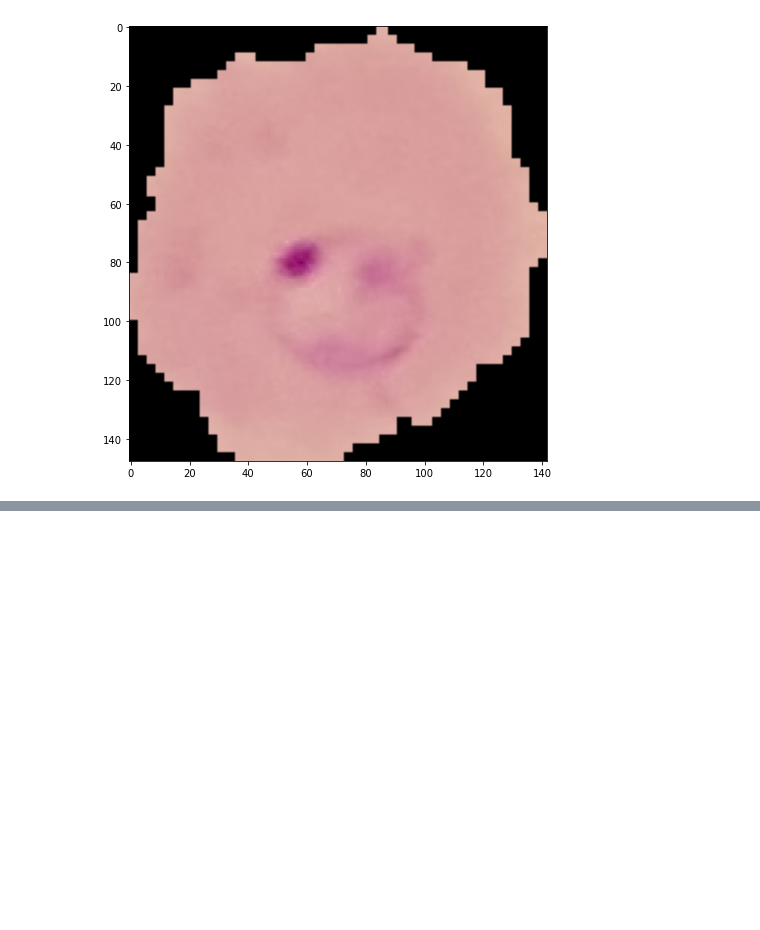
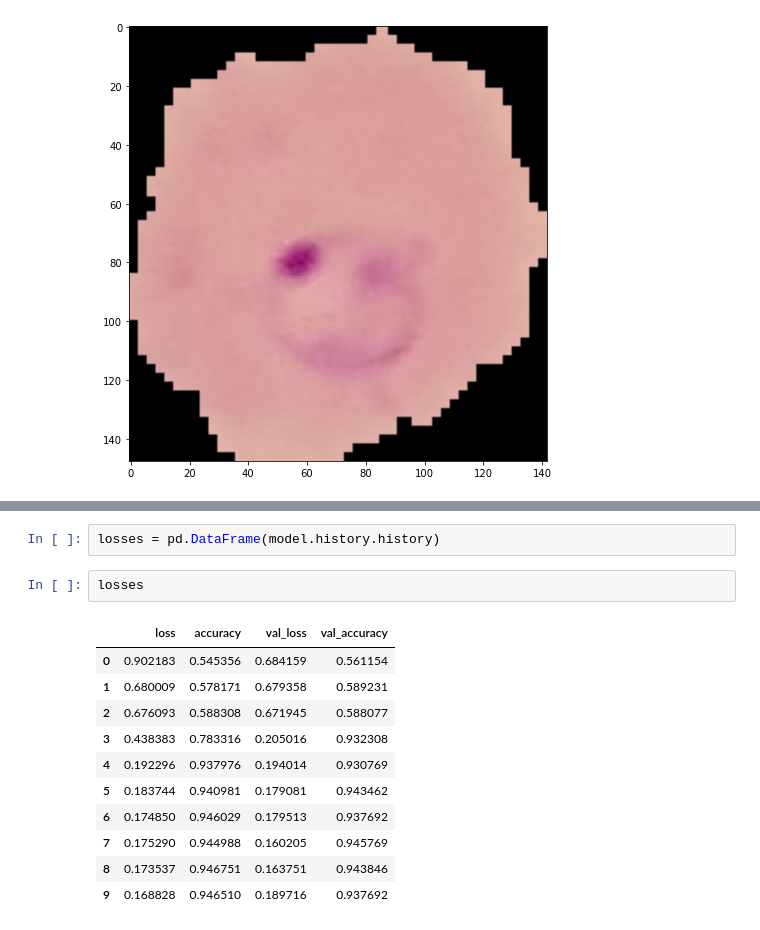
Before and after one commit to anandpd/DeepLearning-tf2, a Jupyter notebook: Convolution Neural Networks-CNN/Conv_CellImages/Conv_CellImg.ipynb, the cells around one changed output, grey strips where cells are left out. Saved outputs shown, nothing was run; the diff lists cells and outputs as text; blank space fills up the shorter version.

```diff
--- a/Convolution Neural Networks-CNN/Conv_CellImages/Conv_CellImg.ipynb
+++ b/Convolution Neural Networks-CNN/Conv_CellImages/Conv_CellImg.ipynb
@@ -127,0 +265,16 @@ plt.imshow(image_gen.random_transform(imread(para_cell)))
+# %%
+losses = pd.DataFrame(model.history.history)
+# %%
+losses
+# %% [output]
+|  | loss | accuracy | val_loss | val_accuracy |
+| 0 | 0.902183 | 0.545356 | 0.684159 | 0.561154 |
+| 1 | 0.680009 | 0.578171 | 0.679358 | 0.589231 |
+| 2 | 0.676093 | 0.588308 | 0.671945 | 0.588077 |
+| 3 | 0.438383 | 0.783316 | 0.205016 | 0.932308 |
+| 4 | 0.192296 | 0.937976 | 0.194014 | 0.930769 |
+| 5 | 0.183744 | 0.940981 | 0.179081 | 0.943462 |
+| 6 | 0.174850 | 0.946029 | 0.179513 | 0.937692 |
+| 7 | 0.175290 | 0.944988 | 0.160205 | 0.945769 |
+| 8 | 0.173537 | 0.946751 | 0.163751 | 0.943846 |
+| 9 | 0.168828 | 0.946510 | 0.189716 | 0.937692 |
```
Also changed, not shown: parts of 45 cells of this notebook, 1 other file.
